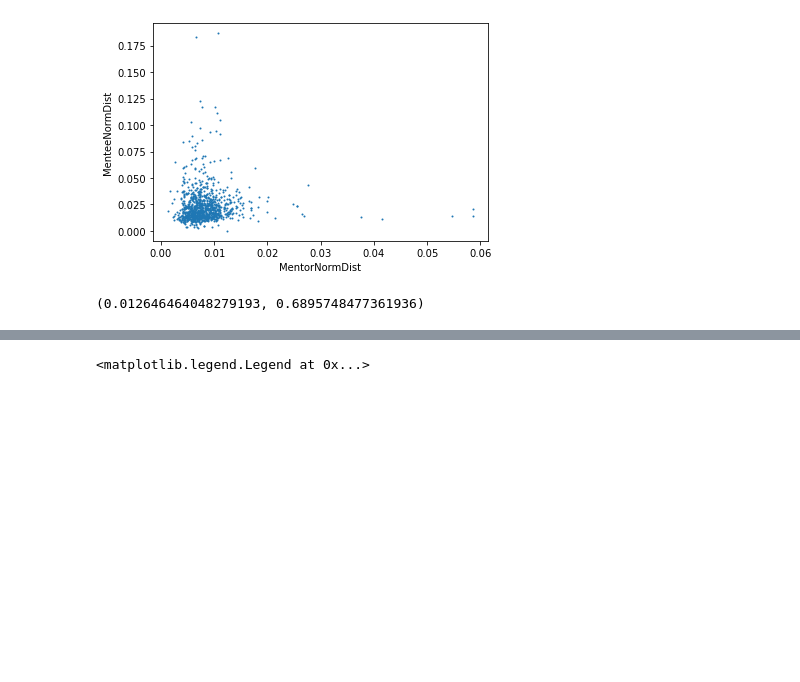
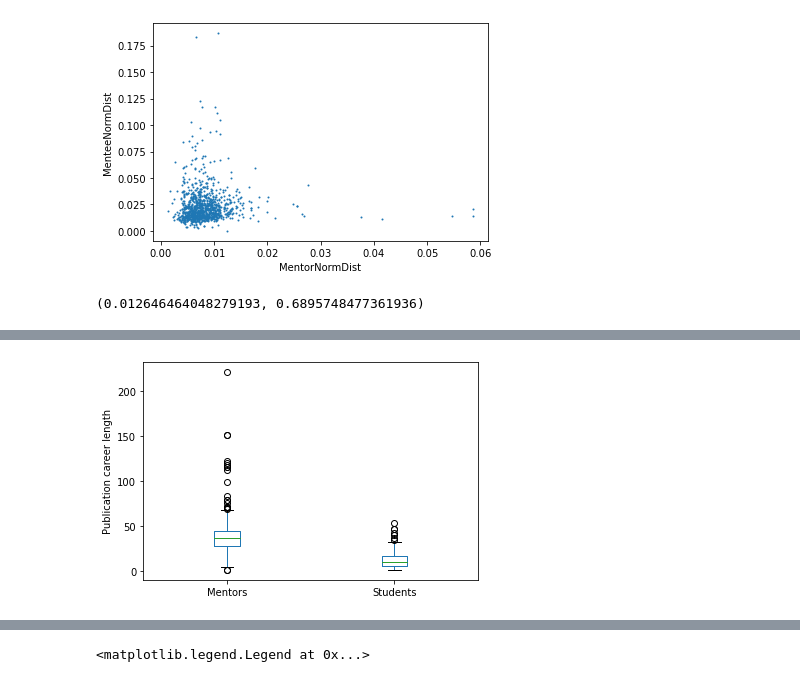
Before and after one commit to schwarza/s4_group_project, a Jupyter notebook: lps_scratch.ipynb, the cells around one changed output, grey strips where cells are left out. Drawn from its saved outputs; the diff is of its cells as text; code cells hidden in the pictures; blank space fills up the shorter version.

```diff
--- a/lps_scratch.ipynb
+++ b/lps_scratch.ipynb
@@ -252,10 +256,9 @@ pearsonr(d2['MentorNormDist'],d2['MenteeNormDist'])
 # %% [output]
 (0.012646464048279193, 0.6895748477361936)
 # %%
-_, p = ttest_rel(m_sample['MentorNPubYears'],m_sample['MenteeNPubYears'])
+#_, p = ttest_rel(m_sample['MentorNPubYears'],m_sample['MenteeNPubYears'])
 ax = m_sample.boxplot(['MentorNPubYears','MenteeNPubYears'])
 ax.set_ylabel('Publication career length')
 ax.set_xticklabels(['Mentors','Students'])
 ax.grid(False)
-ax.title(f'p:{:.e2})
 # %% [output]
@@ -262,0 +265 @@ SyntaxError: EOL while scanning string literal (<ipython-input-21-131bdcefffc8>,
+[figure, added]
```
Also changed, not shown: parts of 10 cells of this notebook, 4 other files.
